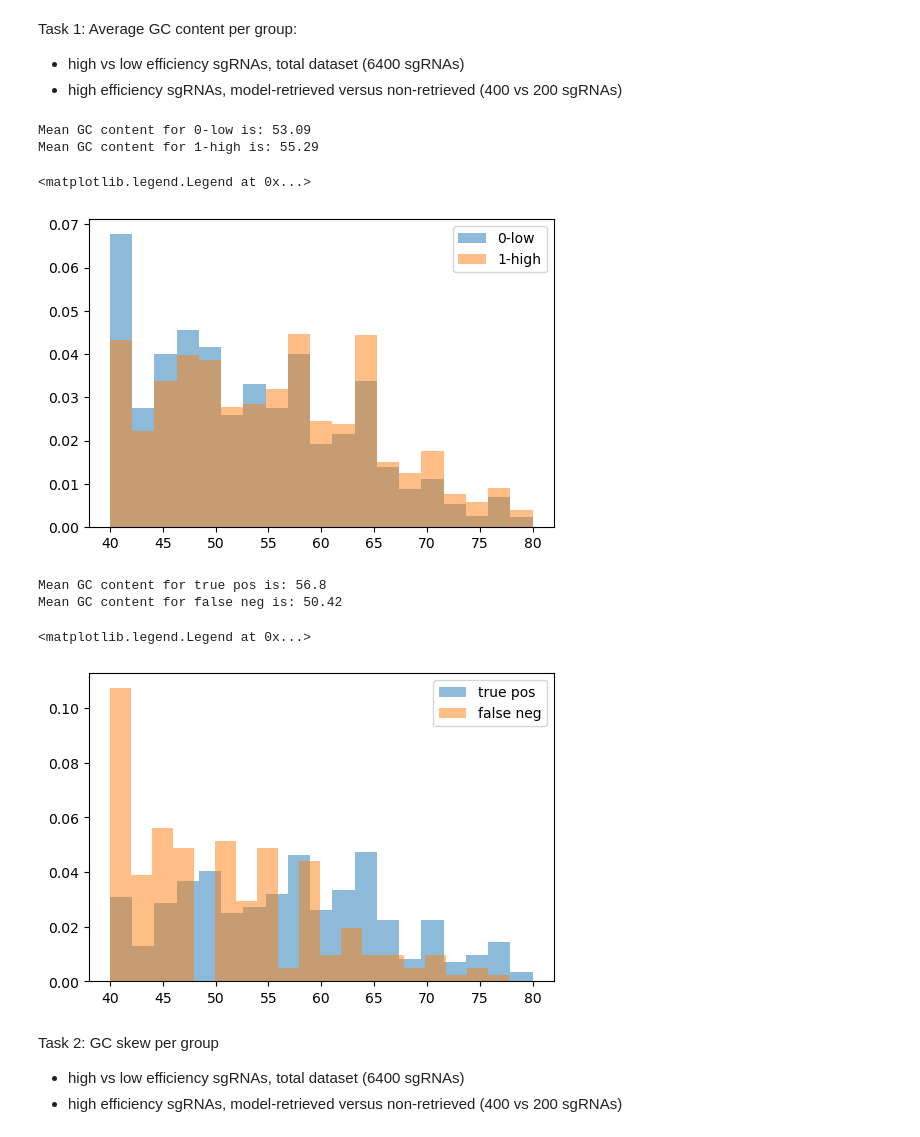
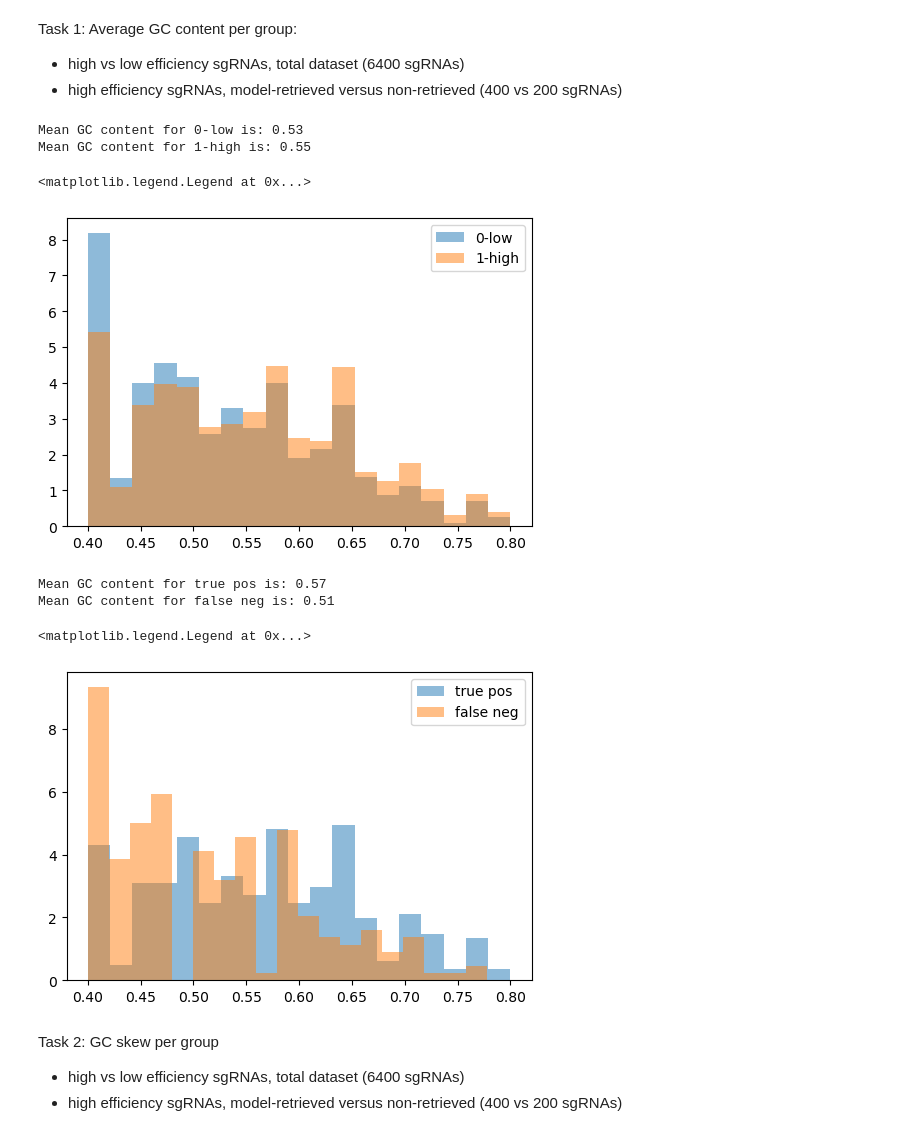
Before and after one commit to m-jahn/R-notebook-crispri-lib, a Jupyter notebook: sgRNA_library_V2/pipeline/sgRNA_ML_analysis.ipynb, the cells around one changed output. Saved outputs shown, nothing was run; the diff lists cells and outputs as text; code cells hidden in the pictures.

```diff
--- a/sgRNA_library_V2/pipeline/sgRNA_ML_analysis.ipynb
+++ b/sgRNA_library_V2/pipeline/sgRNA_ML_analysis.ipynb
@@ -334,0 +327,9 @@ fasta_df_reduced["seq_onehot"] = fasta_df_reduced.seq_total.apply(onehot)
+# %%
+array_other = fasta_df_reduced[["len_seq", "crisproff", "t_melt", "gc", "dist"]].to_numpy()
+from sklearn import preprocessing
+sklearn_scaler = preprocessing.StandardScaler().fit(array_other)
+array_other = sklearn_scaler.transform(array_other)
+
+# check mean and standard deviation
+print(array_other.mean(axis=0))
+print(array_other.std(axis=0))
@@ -341 +348,3 @@ array_target = fasta_df_reduced.efficiency_binned.to_numpy()
+# %%
+array_fasta = np.concatenate((array_fasta, array_other), axis=1)
 # %% [markdown]
@@ -871,7 +894,6 @@ However if ML models pick GC content up as predictor, it's not wrong, only less
 - task 3: if necessary, balance the groups such that average GC content is even
 # %%
-fasta_df_reduced['GC_content'] = fasta_df_reduced.seq.apply(Bio.SeqUtils.GC)
-fasta_df_reduced['GC_skew'] = [Bio.SeqUtils.GC_skew(i, window = 100)[0] for i in fasta_df_reduced.seq]
+fasta_df_reduced['gc_skew'] = [Bio.SeqUtils.GC_skew(i, window = 100)[0] for i in fasta_df_reduced.seq]
 # %% [markdown]
 Task 1: Average GC content per group:
 
@@ -880,28 +902,28 @@ Task 1: Average GC content per group:
 # %%
 plt.figure(figsize=(6,4))
 for eff in list_bins:
-    eff_subset = fasta_df_reduced[fasta_df_reduced.efficiency_binned == eff]['GC_content']
+    eff_subset = fasta_df_reduced[fasta_df_reduced.efficiency_binned == eff]['gc']
     plt.hist(eff_subset, bins = 19, alpha = 0.5, label = eff, density = True)
     print('Mean GC content for {0} is: {1}'.format(eff, str(round(eff_subset.mean(), 2))))
 plt.legend(loc = 'upper right')
 # %% [output]
-Mean GC content for 0-low is: 53.09
-Mean GC content for 1-high is: 55.29
+Mean GC content for 0-low is: 0.53
+Mean GC content for 1-high is: 0.55
 <matplotlib.legend.Legend at 0x...>
-[figure, old version]
+[figure, new version]
 # %%
 plt.figure(figsize=(6,4))
 dict_groups = {'true pos': i_modelpos, 'false neg': i_modelneg}
 for group in dict_groups:
-    eff_subset = fasta_df_reduced.iloc[dict_groups.get(group)].GC_content
+    eff_subset = fasta_df_reduced.iloc[dict_groups.get(group)].gc
     plt.hist(eff_subset, bins = 19, alpha = 0.5, label = group, density = True)
     print('Mean GC content for {0} is: {1}'.format(group, str(round(eff_subset.mean(), 2))))
 plt.legend(loc = 'upper right')
 # %% [output]
-Mean GC content for true pos is: 56.8
-Mean GC content for false neg is: 50.42
+Mean GC content for true pos is: 0.57
+Mean GC content for false neg is: 0.51
 <matplotlib.legend.Legend at 0x...>
-[figure, old version]
+[figure, new version]
 # %% [markdown]
 Task 2: GC skew per group
 
```
Also changed, not shown: parts of 51 cells of this notebook, 1 other file.
